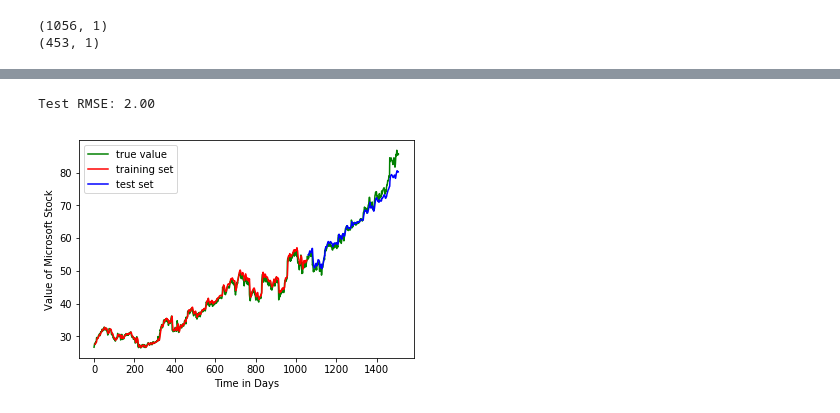
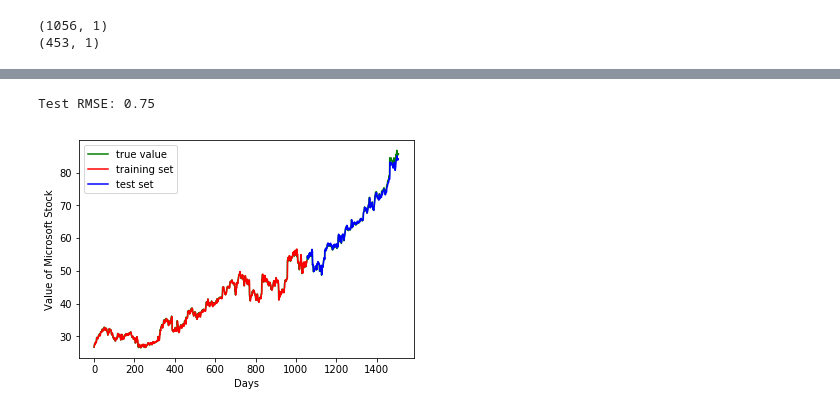
Before and after one commit to miguelgfierro/ai_projects, a Jupyter notebook: Time_Series_Forecasting_of_Stock_Price/Stock_Price_Forecasting.ipynb, the cells around one changed output, grey strips where cells are left out. Saved outputs shown, nothing was run; the diff lists cells and outputs as text; code cells hidden in the pictures.

```diff
--- a/Time_Series_Forecasting_of_Stock_Price/Stock_Price_Forecasting.ipynb
+++ b/Time_Series_Forecasting_of_Stock_Price/Stock_Price_Forecasting.ipynb
@@ -90,19 +90,14 @@ def to_1dimension(df, step_size):
 # %%
-time_ahead = 5
+time_ahead = 1
 X_train, y_train = to_1dimension(train, time_ahead)
 X_test, y_test = to_1dimension(test, time_ahead)
-# %%
-X_train = np.reshape(X_train, (X_train.shape[0], 1, X_train.shape[1]))
-X_test = np.reshape(X_test, (X_test.shape[0], 1, X_test.shape[1]))
 # %%
-#BiLSTM
 model = Sequential()
-model.add(LSTM(30, input_shape=(1, time_ahead), return_sequences = True))
-model.add(LSTM(20))
+model.add(LSTM(10, input_shape=(1, time_ahead)))
 model.add(Dense(1))
 model.add(Activation('linear'))
 # %%
-model.compile(loss='mean_squared_error', optimizer='adam')
+model.compile(optimizer='adam', loss='mean_squared_error')
 model.fit(X_train, y_train, epochs=5, batch_size=1, verbose=2)
 # %% [output]
 Epoch 1/5
@@ -118,34 +113,32 @@ Epoch 5/5
 <keras.callbacks.History at 0x...>
 # %%
-pred_train = model.predict(X_train)
 pred_test = model.predict(X_test)
-
-pred_train = scaler.inverse_transform(pred_train)
-y_train = scaler.inverse_transform([y_train])
 pred_test = scaler.inverse_transform(pred_test)
 y_test = scaler.inverse_transform([y_test])
-
 score = math.sqrt(mean_squared_error(y_test[0], pred_test[:,0]))
 print('Test RMSE: %.2f' % (score))
 # %% [output]
-Test RMSE: 2.00
+Test RMSE: 0.75
 # %%
+pred_train = model.predict(X_train)
+pred_train = scaler.inverse_transform(pred_train)
+
 pred_trainPlot = np.empty_like(mean_price)
 pred_trainPlot[:, :] = np.nan
 pred_trainPlot[time_ahead:len(pred_train)+time_ahead, :] = pred_train
 
 pred_testPlot = np.empty_like(mean_price)
 pred_testPlot[:, :] = np.nan
 pred_testPlot[len(pred_train)+(time_ahead*2)+1:len(mean_price)-1, :] = pred_test
 
 mean_price = scaler.inverse_transform(mean_price)
 
 plt.plot(mean_price, 'g', label = 'true value')
 plt.plot(pred_trainPlot, 'r', label = 'training set')
 plt.plot(pred_testPlot, 'b', label = 'test set')
 plt.legend(loc = 'upper left')
-plt.xlabel('Time in Days')
+plt.xlabel('Days')
 plt.ylabel('Value of Microsoft Stock')
 plt.show()
 # %% [output]
-[figure, old version]
+[figure, new version]
```
Also changed, not shown: parts of 8 cells of this notebook.
